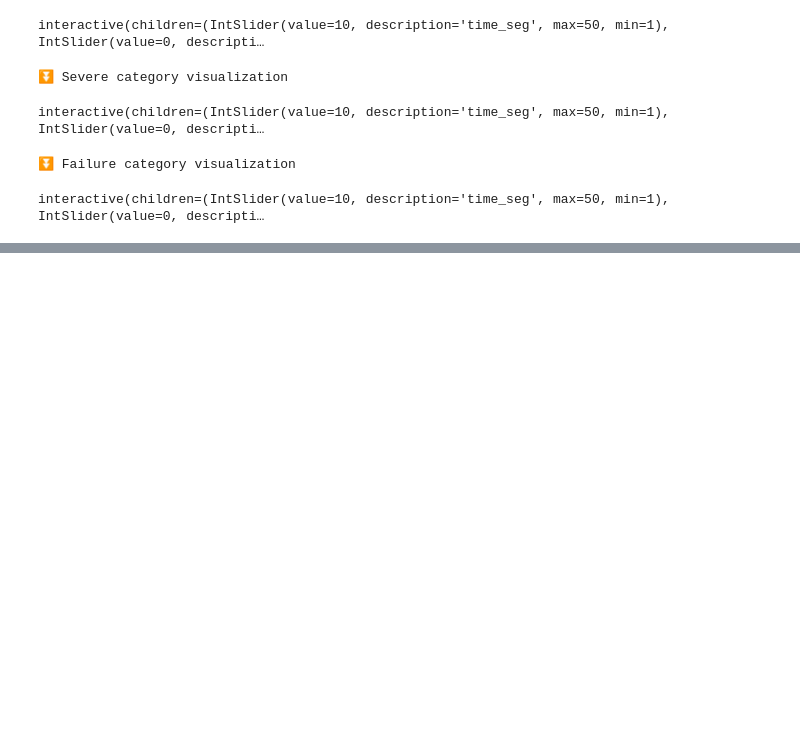
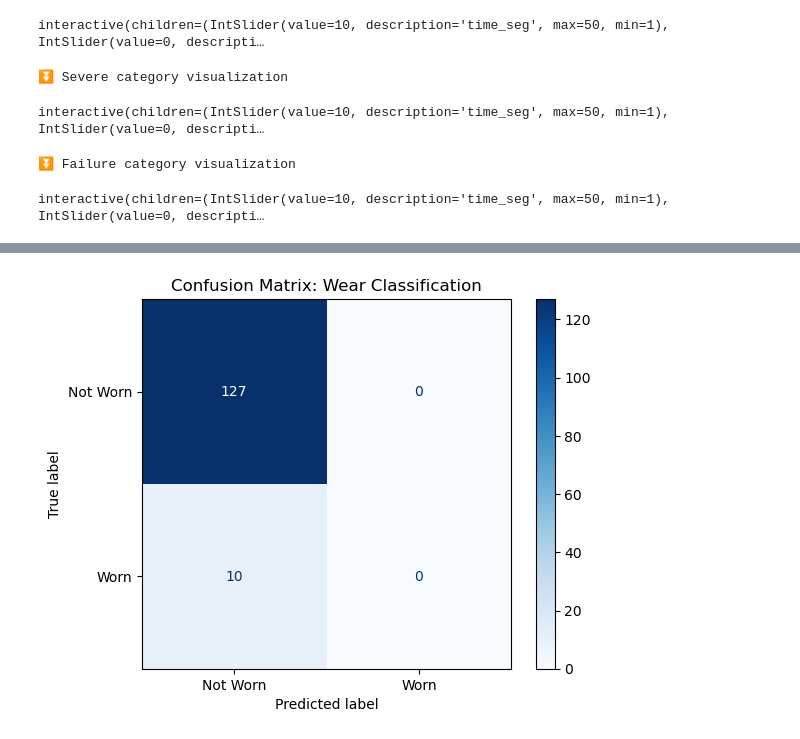
Before and after one commit to justinwang066/ee123proj, a Jupyter notebook: stft.ipynb, the cells around one changed output, grey strips where cells are left out. Cells and saved outputs as stored; diff of their text form; code cells hidden in the pictures; blank space fills up the shorter version.

```diff
--- a/stft.ipynb
+++ b/stft.ipynb
@@ -290,0 +548,3 @@ interactive(children=(IntSlider(value=10, description='time_seg', max=50, min=1)
+# %%
+band_ratios_df = pd.DataFrame(band_ratios_dict)
+band_ratios_df
@@ -290,0 +568,10 @@ interactive(children=(IntSlider(value=10, description='time_seg', max=50, min=1)
+# %%
+from collections import defaultdict
+
+grouped_by_case = defaultdict(list)
+
+for col in band_ratios_df.columns:
+    match = re.search(r'case(\d+)', col)
+    if match:
+        case_num = int(match.group(1))
+        grouped_by_case[case_num].append(col)
@@ -290,0 +661,6 @@ interactive(children=(IntSlider(value=10, description='time_seg', max=50, min=1)
+# %%
+results = []
+
+for case in grouped_by_case:
+    label = classification_policy(case, band_ratios_df, grouped_by_case)
+    results.append((case, label))
@@ -290,0 +683,32 @@ interactive(children=(IntSlider(value=10, description='time_seg', max=50, min=1)
+# %%
+import sklearn
+
+# Define label categories
+worn_labels = {"Heavy", "Severe", "Failure"}
+
+# Create a dictionary of true labels
+true_labels = {}
+for category, cases in label_dict.items():
+    for case in cases:
+        true_labels[case] = "Worn" if category in worn_labels else "Not Worn"
+
+predicted_labels = {}
+for case in grouped_by_case:
+    predicted_labels[case] = classification_policy(case, band_ratios_df, grouped_by_case)
+
+from sklearn.metrics import confusion_matrix, ConfusionMatrixDisplay
+
+# Align true and predicted values
+common_cases = sorted(set(true_labels.keys()) & set(predicted_labels.keys()))
+y_true = [true_labels[case] for case in common_cases]
+y_pred = [predicted_labels[case] for case in common_cases]
+
+# Generate confusion matrix
+cm = confusion_matrix(y_true, y_pred, labels=["Not Worn", "Worn"])
+disp = ConfusionMatrixDisplay(confusion_matrix=cm, display_labels=["Not Worn", "Worn"])
+disp.plot(cmap="Blues")
+plt.title("Confusion Matrix: Wear Classification")
+plt.grid(False)
+plt.show()
+# %% [output]
+[figure, added]
```
Also changed, not shown: parts of 17 cells of this notebook.
